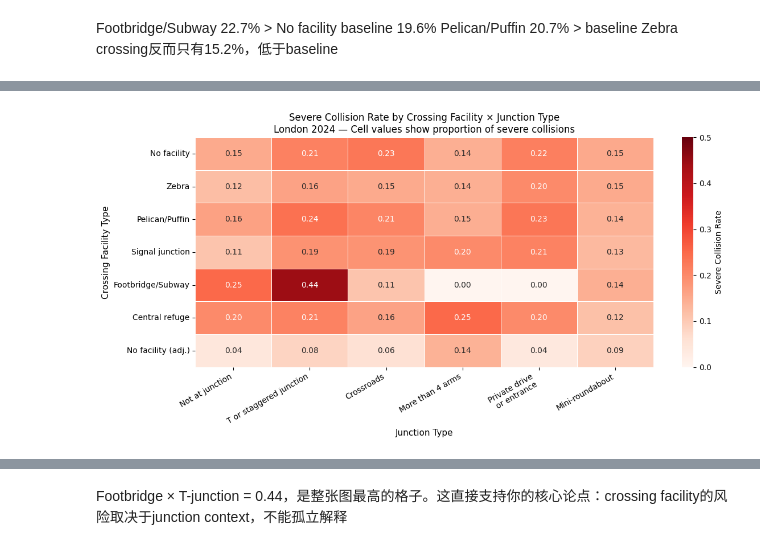
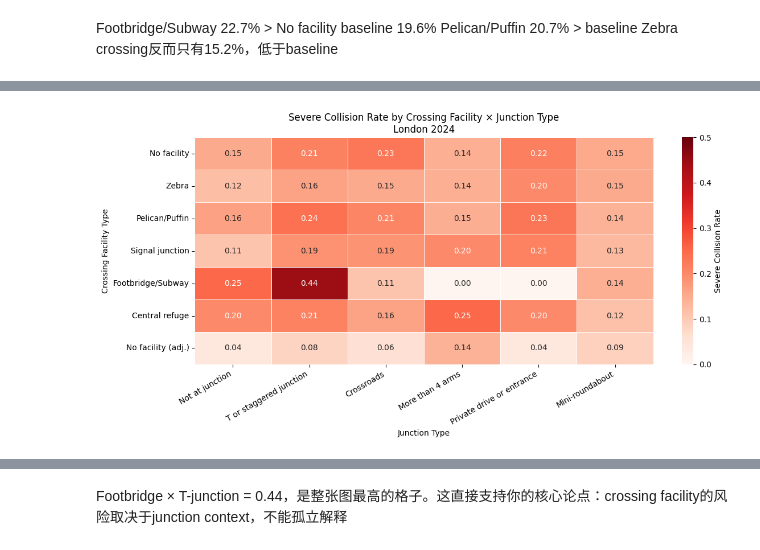
Before and after one commit to Alexia418/DSSS_Assessment, a Jupyter notebook: Submission.ipynb, the cells around one changed output, grey strips where cells are left out. Drawn from its saved outputs; the diff is of its cells as text; code cells hidden in the pictures.

```diff
--- a/Submission.ipynb
+++ b/Submission.ipynb
@@ -56,0 +240,12 @@ RQ2: Can machine learning models identify serious or fatal collisions in London,
+# %%
+# 3.9 Define model features and target
+
+FEATURES = [
+    'pedestrian_crossing_physical_facilities_historic',
+    'junction_detail', 'junction_control',
+    'road_type', 'speed_limit', 'urban_or_rural_area',
+    'light_conditions', 'weather_conditions', 'road_surface_conditions',
+    'day_of_week', 'hour', 'peak_hour', 'weekend',
+    'has_ped_casualty', 'borough_severe_rate', 'has_crossing',
+]
+TARGET = 'severe'
@@ -517,78 +417,40 @@ EDA 3：Crossing × Junction heatmap（rate）
 # %%
-# Examine how severe collision rates vary across combinations of
-# crossing facility type and junction detail to reveal context-dependence
+# 3.15 EDA 3: Severe rate by crossing facility × junction type
 
 junction_labels = {
-    0:  'Not at junction',
-    13: 'T or staggered junction',
-    16: 'Crossroads',
-    17: 'More than 4 arms',
-    18: 'Private drive\nor entrance',
-    19: 'Mini-roundabout'
+    0: 'Not at junction', 13: 'T or staggered junction',
+    16: 'Crossroads', 17: 'More than 4 arms',
+    18: 'Private drive or entrance', 19: 'Mini-roundabout'
+}
+crossing_labels_short = {
+    0: 'No facility', 1: 'Zebra', 4: 'Pelican/Puffin',
+    5: 'Signal junction', 7: 'Footbridge/Subway',
+    8: 'Central refuge', 9: 'No facility (adj.)'
 }
 
-crossing_labels_short = {
-    0: 'No facility',
-    1: 'Zebra',
-    4: 'Pelican/Puffin',
-    5: 'Signal junction',
-    7: 'Footbridge/Subway',
-    8: 'Central refuge',
-    9: 'No facility (adj.)'
-}
-
-# Filter to junction codes with sufficient sample size
 valid_junctions = [0, 13, 16, 17, 18, 19]
-plot_df = df_model[
-    df_model['junction_detail'].isin(valid_junctions)
-].copy()
+plot_df = df_model[df_model['junction_detail'].isin(valid_junctions)].copy()
 
 pivot = (
     plot_df.groupby([
         'pedestrian_crossing_physical_facilities_historic',
         'junction_detail'
-    ])['severe']
-    .mean()
-    .unstack()
+    ])['severe'].mean().unstack()
 )
-
-pivot.index = [
-    crossing_labels_short.get(i, str(i))
-    for i in pivot.index
-]
-pivot.columns = [
-    junction_labels.get(c, str(c))
-    for c in pivot.columns
-]
+pivot.index = [crossing_labels_short.get(i, str(i)) for i in pivot.index]
+pivot.columns = [junction_labels.get(c, str(c)) for c in pivot.columns]
 
 fig, ax = plt.subplots(figsize=(12, 6))
-sns.heatmap(
-    pivot,
-    annot=True,
-    fmt='.2f',
-    cmap='Reds',
-    linewidths=0.5,
-    linecolor='white',
-    ax=ax,
-    vmin=0,
-    vmax=0.5,
-    cbar_kws={'label': 'Severe Collision Rate'}
-)
-
-ax.set_title(
-    'Severe Collision Rate by Crossing Facility × Junction Type\n'
-    'London 2024 — Cell values show proportion of severe collisions',
-    fontsize=12
-)
-ax.set_xlabel('Junction Type', fontsize=11)
-ax.set_ylabel('Crossing Facility Type', fontsize=11)
+sns.heatmap(pivot, annot=True, fmt='.2f', cmap='Reds',
+            linewidths=0.5, linecolor='white', ax=ax,
+            vmin=0, vmax=0.5, cbar_kws={'label': 'Severe Collision Rate'})
+ax.set_title('Severe Collision Rate by Crossing Facility × Junction Type\nLondon 2024')
+ax.set_xlabel('Junction Type')
+ax.set_ylabel('Crossing Facility Type')
 plt.xticks(rotation=30, ha='right')
-plt.yticks(rotation=0)
 plt.tight_layout()
 plt.show()
 
-print("Key observation: severe rate ranges from "
-      f"{pivot.min().min():.2f} to {pivot.max().max():.2f} "
-      "across crossing-junction combinations")
+print(f"Severe rate range: {pivot.min().min():.2f} to {pivot.max().max():.2f}")
 # %% [output]
-[figure, old version]
+[figure, new version]
```
Also changed, not shown: parts of 53 cells of this notebook, 1 other file.
